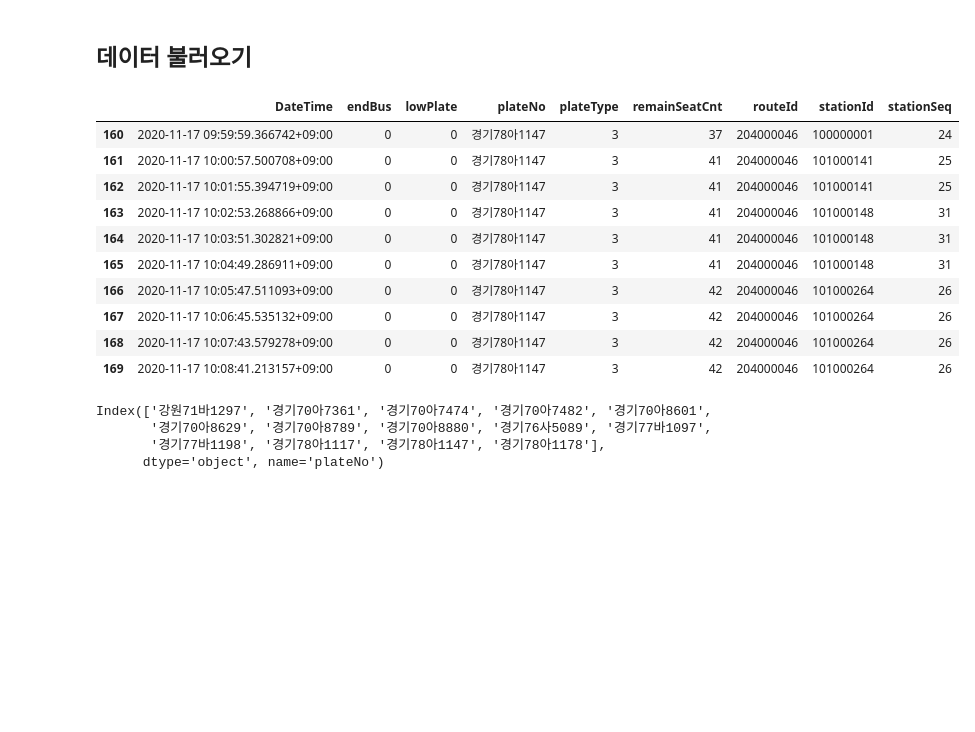
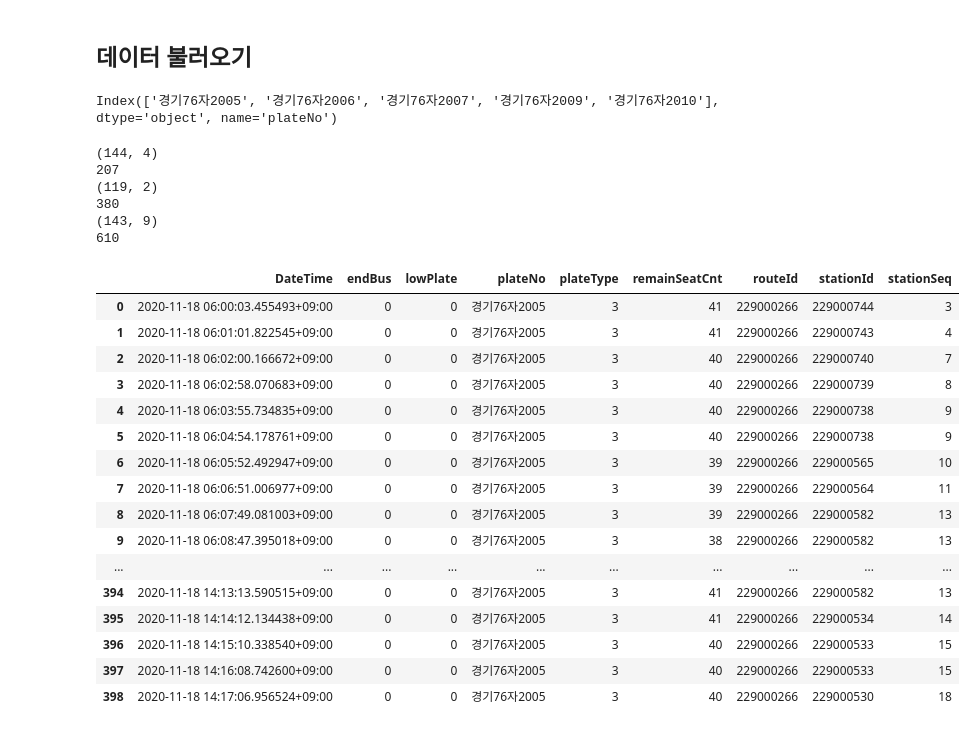
Before and after one commit to pilltong/Data-Structure-Project, a Jupyter notebook: BTTA_MakeTimeTable.ipynb, the cells around one changed output. Saved outputs shown, nothing was run; the diff lists cells and outputs as text; code cells hidden in the pictures; blank space fills up the shorter version.

```diff
--- a/BTTA_MakeTimeTable.ipynb
+++ b/BTTA_MakeTimeTable.ipynb
@@ -28,10 +50,10 @@ import xml.etree.ElementTree as ET
 # %% [markdown]
 ## 기본값 설정하기
 # %%
-routeId = 204000046
+routeId = 229000266
 year = 2020
 month = 11
-day = 17
+day = 18
 # %% [markdown]
 ## Key Unquote
 # %%
@@ -90,12 +130,12 @@ station_df = station_df.astype({
 
 
 rootPath = 'C:/Users/jongh/OneDrive/School/석사/1-2/자료구조/프로젝트/5.DATA/Master/dataAPI/buslocationservice/'
-outputPath = rootPath + str(routeId) + '/' + str(routeId) + '_' + str(year)[-2:] + '-' + str(month) + '-' + str(day) + '.txt'
+inputPath = rootPath + str(routeId) + '/' + str(routeId) + '_' + str(year)[-2:] + '-' + str(month) + '-' + str(day) + '.txt'
 
 itemTagList = ['endBus', 'lowPlate', 'plateNo', 'plateType', 'remainSeatCnt', 'routeId', 'stationId', 'stationSeq', 'Nan']
 # itemTagList = ['endBus', 'plateNo', 'plateType', 'remainSeatCnt', 'routeId', 'stationId', 'stationSeq', 'Nan']
 itemTagList.insert(0, 'DateTime')
-_df = pd.read_csv(outputPath, sep=' ', skiprows=[0], names=itemTagList)
+_df = pd.read_csv(inputPath, sep=' ', skiprows=[0], names=itemTagList)
 _df = _df.drop(["Nan"], axis=1)
 _df = _df.sort_values(['plateNo'])
 _df = _df.dropna()
@@ -117,32 +157,53 @@ _df = _df.astype({
     'stationId': 'int32',
     'stationSeq': 'int32'
 })
-# _df.dtypes
+# _df
 # %%
 # stationSeq 가 뒤바뀌는 사례도 발생합니다.
 # cf) routeId = 204000046, DateTime = 20-11-17, plateNo = 경기78아1147, index = 166
-_df[_df['plateNo']=='경기78아1147'].sort_values(by='DateTime').reset_index(drop=True).iloc[160:170]
+# _df[_df['plateNo']=='경기78아1147'].sort_values(by='DateTime').reset_index(drop=True).iloc[160:170]
-# %% [output]
-|  | DateTime | endBus | lowPlate | plateNo | plateType | remainSeatCnt | routeId | stationId | stationSeq |
-| 160 | 2020-11-17 09:59:59.366742+09:00 | 0 | 0 | 경기78아1147 | 3 | 37 | 204000046 | 100000001 | 24 |
-| 161 | 2020-11-17 10:00:57.500708+09:00 | 0 | 0 | 경기78아1147 | 3 | 41 | 204000046 | 101000141 | 25 |
-| 162 | 2020-11-17 10:01:55.394719+09:00 | 0 | 0 | 경기78아1147 | 3 | 41 | 204000046 | 101000141 | 25 |
-| 163 | 2020-11-17 10:02:53.268866+09:00 | 0 | 0 | 경기78아1147 | 3 | 41 | 204000046 | 101000148 | 31 |
-| 164 | 2020-11-17 10:03:51.302821+09:00 | 0 | 0 | 경기78아1147 | 3 | 41 | 204000046 | 101000148 | 31 |
-| 165 | 2020-11-17 10:04:49.286911+09:00 | 0 | 0 | 경기78아1147 | 3 | 41 | 204000046 | 101000148 | 31 |
-| 166 | 2020-11-17 10:05:47.511093+09:00 | 0 | 0 | 경기78아1147 | 3 | 42 | 204000046 | 101000264 | 26 |
-| 167 | 2020-11-17 10:06:45.535132+09:00 | 0 | 0 | 경기78아1147 | 3 | 42 | 204000046 | 101000264 | 26 |
-| 168 | 2020-11-17 10:07:43.579278+09:00 | 0 | 0 | 경기78아1147 | 3 | 42 | 204000046 | 101000264 | 26 |
-| 169 | 2020-11-17 10:08:41.213157+09:00 | 0 | 0 | 경기78아1147 | 3 | 42 | 204000046 | 101000264 | 26 |
 # %%
 # 차량 운행기록을 "plateNo"를 기준으로 구분합니다.
 plateNoList = _df.groupby(['plateNo']).size().index
 plateNoList
 # %% [output]
-Index(['강원71바1297', '경기70아7361', '경기70아7474', '경기70아7482', '경기70아8601',
-       '경기70아8629', '경기70아8789', '경기70아8880', '경기76사5089', '경기77바1097',
-       '경기77바1198', '경기78아1117', '경기78아1147', '경기78아1178'],
-      dtype='object', name='plateNo')
+Index(['경기76자2005', '경기76자2006', '경기76자2007', '경기76자2009', '경기76자2010'], dtype='object', name='plateNo')
+# %%
+# 차량 번호 한개에 대해서 검사를 실행합니다.
+temp_df =_df[_df['plateNo']=='경기76자2005'].sort_values(by='DateTime').reset_index(drop=True)
+tempIndexList = []
+for i in range(1, len(temp_df)):
+    if(temp_df.iloc[i-1]['stationSeq'] > temp_df.iloc[i]['stationSeq']):
+            tempIndexList.append(i)
+            print((temp_df.iloc[i-1]['stationSeq'] , temp_df.iloc[i]['stationSeq']))
+            print(i)
+
+    tempIndexList.append(len(temp_df))
+display(temp_df)
+# %% [output]
+(144, 4)
+207
+(119, 2)
+380
+(143, 9)
+610
+|  | DateTime | endBus | lowPlate | plateNo | plateType | remainSeatCnt | routeId | stationId | stationSeq |
+| 0 | 2020-11-18 06:00:03.455493+09:00 | 0 | 0 | 경기76자2005 | 3 | 41 | 229000266 | 229000744 | 3 |
+| 1 | 2020-11-18 06:01:01.822545+09:00 | 0 | 0 | 경기76자2005 | 3 | 41 | 229000266 | 229000743 | 4 |
+| 2 | 2020-11-18 06:02:00.166672+09:00 | 0 | 0 | 경기76자2005 | 3 | 40 | 229000266 | 229000740 | 7 |
+| 3 | 2020-11-18 06:02:58.070683+09:00 | 0 | 0 | 경기76자2005 | 3 | 40 | 229000266 | 229000739 | 8 |
+| 4 | 2020-11-18 06:03:55.734835+09:00 | 0 | 0 | 경기76자2005 | 3 | 40 | 229000266 | 229000738 | 9 |
+| 5 | 2020-11-18 06:04:54.178761+09:00 | 0 | 0 | 경기76자2005 | 3 | 40 | 229000266 | 229000738 | 9 |
+| 6 | 2020-11-18 06:05:52.492947+09:00 | 0 | 0 | 경기76자2005 | 3 | 39 | 229000266 | 229000565 | 10 |
+| 7 | 2020-11-18 06:06:51.006977+09:00 | 0 | 0 | 경기76자2005 | 3 | 39 | 229000266 | 229000564 | 11 |
+| 8 | 2020-11-18 06:07:49.081003+09:00 | 0 | 0 | 경기76자2005 | 3 | 39 | 229000266 | 229000582 | 13 |
+| 9 | 2020-11-18 06:08:47.395018+09:00 | 0 | 0 | 경기76자2005 | 3 | 38 | 229000266 | 229000582 | 13 |
+| ... | ... | ... | ... | ... | ... | ... | ... | ... | ... |
+| 394 | 2020-11-18 14:13:13.590515+09:00 | 0 | 0 | 경기76자2005 | 3 | 41 | 229000266 | 229000582 | 13 |
+| 395 | 2020-11-18 14:14:12.134438+09:00 | 0 | 0 | 경기76자2005 | 3 | 41 | 229000266 | 229000534 | 14 |
+| 396 | 2020-11-18 14:15:10.338540+09:00 | 0 | 0 | 경기76자2005 | 3 | 40 | 229000266 | 229000533 | 15 |
+| 397 | 2020-11-18 14:16:08.742600+09:00 | 0 | 0 | 경기76자2005 | 3 | 40 | 229000266 | 229000533 | 15 |
+| 398 | 2020-11-18 14:17:06.956524+09:00 | 0 | 0 | 경기76자2005 | 3 | 40 | 229000266 | 229000530 | 18 |
 # %%
 # 정류장의 수 만큼 행을 갖는 빈 데이터프레임을 생성합니다. 변수 rangeIndex는 [XML파싱]에서 선언되어 있습니다.
 _oneDay_df = pd.DataFrame(index = rangeIndex)
```
Also changed, not shown: parts of 32 cells of this notebook, 1 other file.
